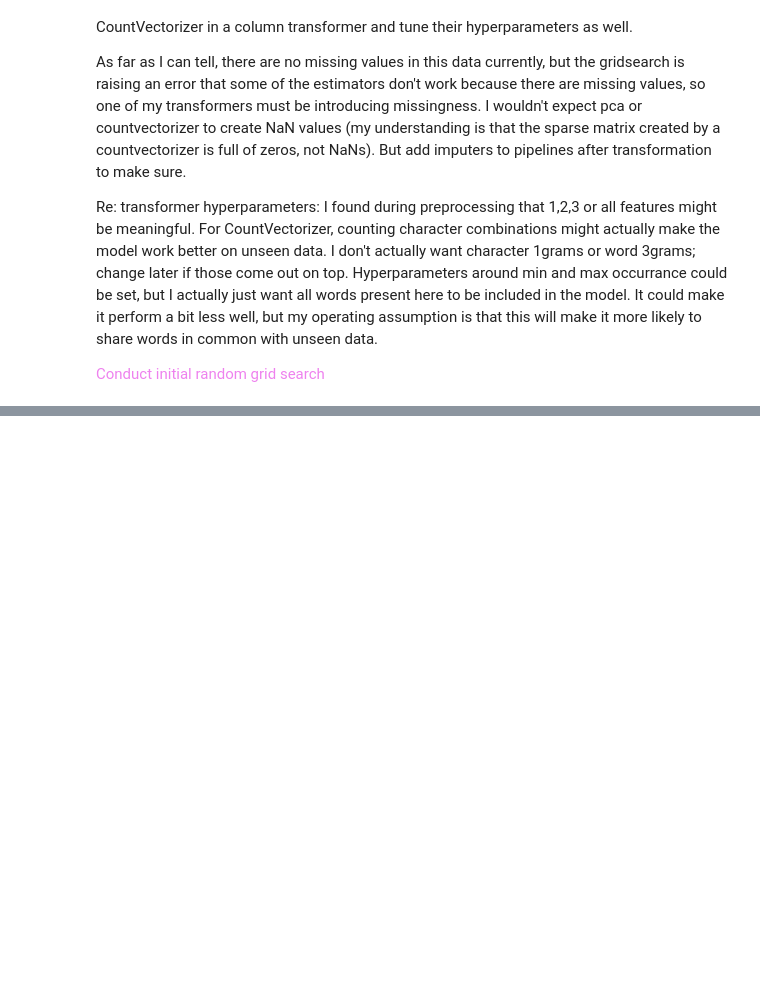
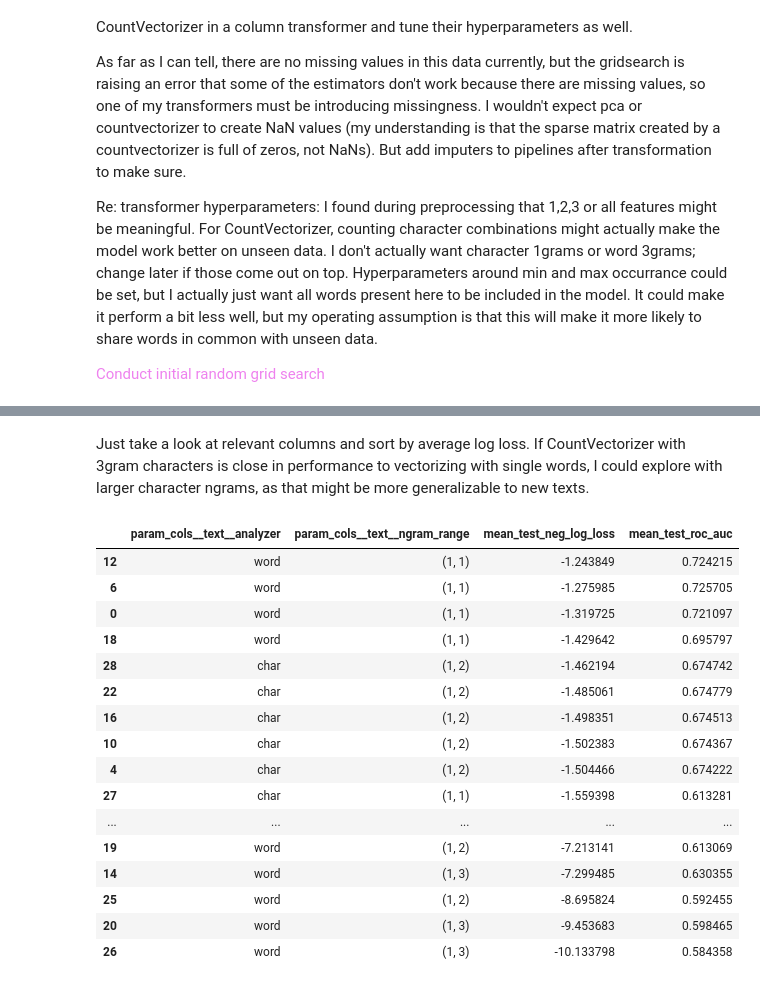
Before and after one commit to fractaldatalearning/psychedelic_efficacy, a Jupyter notebook: notebooks/7-kl-studies-modeling.ipynb, the cells around one changed output, grey strips where cells are left out. Saved outputs shown, nothing was run; the diff lists cells and outputs as text; code cells hidden in the pictures; blank space fills up the shorter version.

```diff
--- a/notebooks/7-kl-studies-modeling.ipynb
+++ b/notebooks/7-kl-studies-modeling.ipynb
@@ -324,24 +332,22 @@ The ComplementNB classifier performs best and runs so quickly that I could do a
 
 <font color='violet'> Final GridSearch
 # %%
-# Remake variables for transformers; include just MMS & CV
+%%time
+
+# Remake variables & transformer; include just count vectorizer
+# Pass through already-normalized numeric columns.
 review_col = 'review'
-numeric_cols = ['review_len', 'complexity', 'subjectivity', 'original_polarity',
-                'similarity_w_10']
-
-num_trans = MinMaxScaler()
 text_trans = CountVectorizer(lowercase=False)
-
-# Rebuild column transformer
-cols = ColumnTransformer([('num', num_trans, numeric_cols), ('text', text_trans, review_col)])
+trans = ColumnTransformer([('text', text_trans, review_col)], remainder='passthrough')
 
 # Pare down transformer hyperparameters. Combine with estimator hyperparameters.
 # Very low alpha values didn't show up in any of the highest-scoring models; drop them.
-params = {'cols__text__ngram_range':[(1,1), (1,2), (1,3)],
-              'cols__text__analyzer':['word', 'char'], 'clf__alpha':[0.5, 1, 2, 5, 10]}
+params = {'trans__text__ngram_range':[(1,1), (1,2), (1,3)],
+          'trans__text__analyzer':['word', 'char'],
+          'clf__alpha':[0.5, 1, 2, 5, 10]}
 
-# Use the same pipeline and scorers
-pipe = Pipeline(steps=[('cols', cols), ('clf', DummyClassifier())])
+# Build the pipeline, and use the same scorers as in the randomized search.
+pipe = Pipeline(steps=[('trans', trans), ('clf', ComplementNB())])
 scorers = {'top_k':top_k, 'f1':'f1_micro', 'neg_log_loss':'neg_log_loss',
            'roc_auc':'roc_auc_ovr'}
 
@@ -349,6 +355,8 @@ scorers = {'top_k':top_k, 'f1':'f1_micro', 'neg_log_loss':'neg_log_loss',
 gscv = GridSearchCV(estimator=pipe, param_grid=params, scoring=scorers, refit='roc_auc',
                       return_train_score=True)
 
-gscv.fit(X_train, y_train)
-print(gscv.best_params_)
-print(gscv.best_score_)
+# gscv.fit(X_train, y_train)
+# print(gscv.best_params_)
+# print(gscv.best_score_)
+
+Audio(sound_file, autoplay=True)
@@ -357,0 +393,24 @@ results_grid = pd.DataFrame(gscv.cv_results_)
+# %% [markdown]
+Just take a look at relevant columns and sort by average log loss. If CountVectorizer with 3gram characters is close in performance to vectorizing with single words, I could explore with larger character ngrams, as that might be more generalizable to new texts.
+# %%
+results_grid[['param_cols__text__analyzer', 'param_cols__text__ngram_range',
+    'mean_test_neg_log_loss', 'mean_test_roc_auc']].sort_values(
+    by='mean_test_neg_log_loss', ascending=False)
+# %% [output]
+|  | param_cols__text__analyzer | param_cols__text__ngram_range | mean_test_neg_log_loss | mean_test_roc_auc |
+| 12 | word | (1, 1) | -1.243849 | 0.724215 |
+| 6 | word | (1, 1) | -1.275985 | 0.725705 |
+| 0 | word | (1, 1) | -1.319725 | 0.721097 |
+| 18 | word | (1, 1) | -1.429642 | 0.695797 |
+| 28 | char | (1, 2) | -1.462194 | 0.674742 |
+| 22 | char | (1, 2) | -1.485061 | 0.674779 |
+| 16 | char | (1, 2) | -1.498351 | 0.674513 |
+| 10 | char | (1, 2) | -1.502383 | 0.674367 |
+| 4 | char | (1, 2) | -1.504466 | 0.674222 |
+| 27 | char | (1, 1) | -1.559398 | 0.613281 |
+| ... | ... | ... | ... | ... |
+| 19 | word | (1, 2) | -7.213141 | 0.613069 |
+| 14 | word | (1, 3) | -7.299485 | 0.630355 |
+| 25 | word | (1, 2) | -8.695824 | 0.592455 |
+| 20 | word | (1, 3) | -9.453683 | 0.598465 |
+| 26 | word | (1, 3) | -10.133798 | 0.584358 |
```
Also changed, not shown: parts of 25 cells of this notebook.
